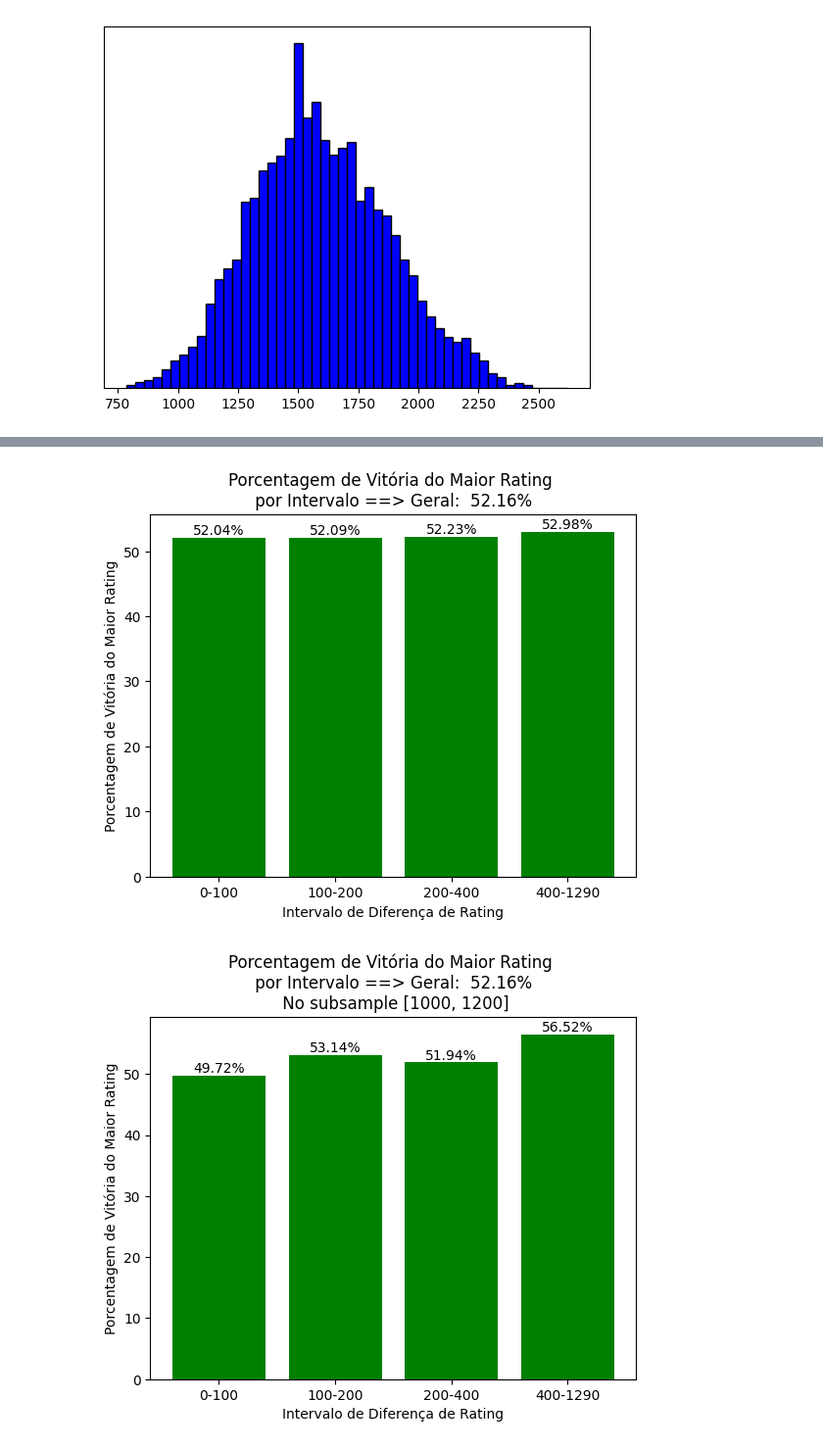
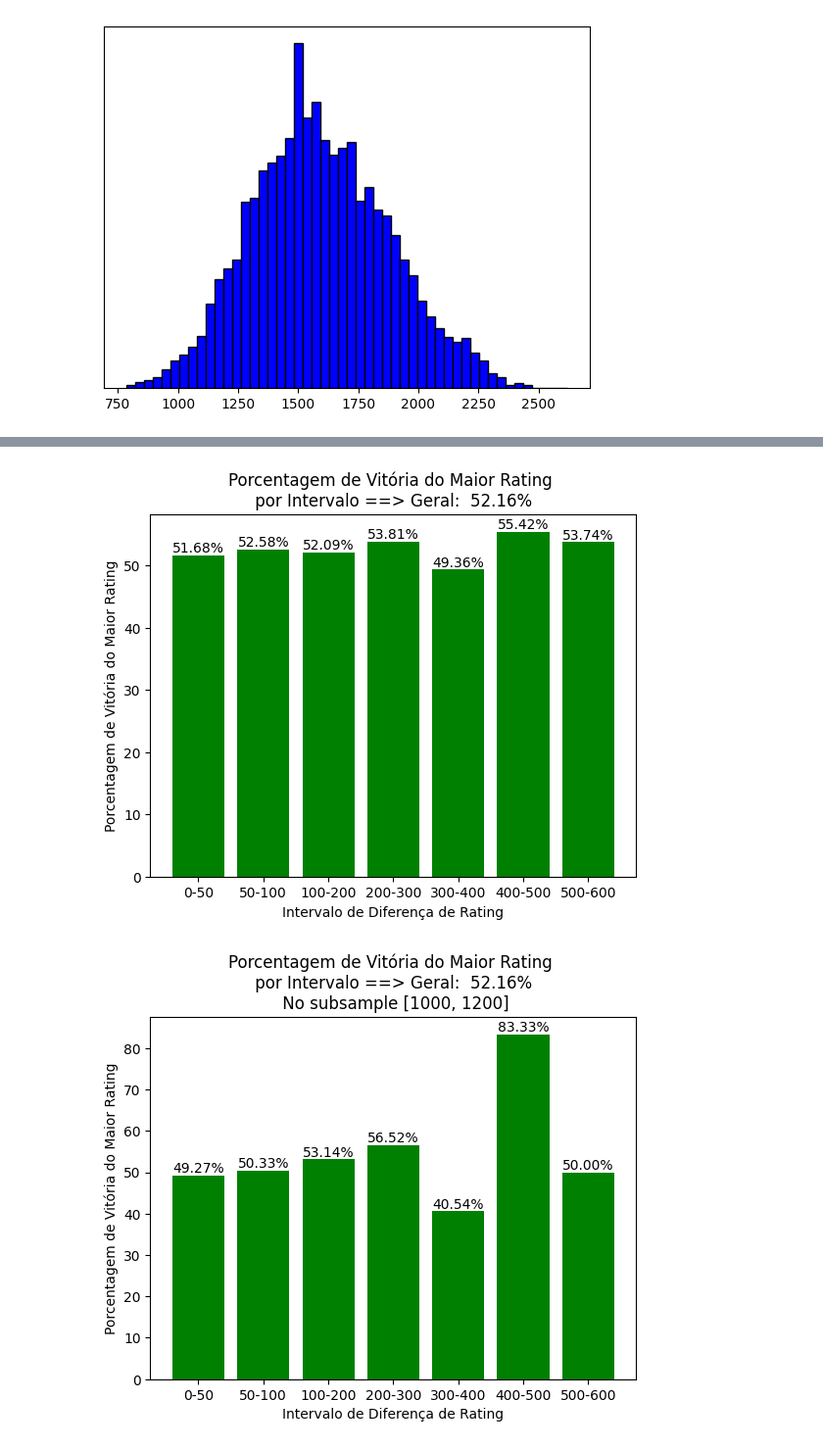
Before and after one commit to wevertonrs/chessrating, a Jupyter notebook: projeto_final.ipynb, the cells around one changed output, grey strips where cells are left out. Shown at 98% size. Drawn from its saved outputs; the diff is of its cells as text; code cells hidden in the pictures.

Commit message:
correct calc por percentual change intervals

```diff
--- a/projeto_final.ipynb
+++ b/projeto_final.ipynb
@@ -222,9 +225,12 @@ plt.show()
 # %%
 # Intervalos arbitrários de diferença de rating
-intervalos = [(0, 100),
+intervalos = [(0, 50),
+              (50, 100),
               (100, 200),
-              (200, 400),
-              (400, ndf['rating_difference'].max())]
+              (200, 300),
+              (300, 400),
+              (400, 500),
+              (500, 600)]
 
 major_won_total_percent = (
     (ndf.filter(ndf['major_rating_has_won'] == True).height) /
@@ -258,13 +264,16 @@ for i, percentagem in enumerate(percentagens_won):
 
 plt.show()
 # %% [output]
-[figure, old version]
+[figure, new version]
 # %%
 # Intervalos arbitrários de diferença de rating
-intervalos = [(0, 100),
+intervalos = [(0, 50),
+              (50, 100),
               (100, 200),
-              (200, 400),
-              (400, ndf['rating_difference'].max())]
+              (200, 300),
+              (300, 400),
+              (400, 500),
+              (500, 600)]
 
 major_won_total_percent = (
     (ndf.filter(ndf['major_rating_has_won'] == True).height) /
@@ -276,33 +285,33 @@ percentagens_won = []
 
 # Calcula as porcentagens de vitória do maior rating para cada intervalo
 for intervalo in intervalos:
     min_diff, max_diff = intervalo
 
     filtered_df = ndf.filter((ndf['rating_difference'] >= min_diff) &
                              (ndf['rating_difference'] < max_diff) &
                              (ndf['winner_rating_value'] >= subsample[0]) &
                              (ndf['winner_rating_value'] <= subsample[1])
                            )
 
     count_major_rating_won = filtered_df.filter(filtered_df['major_rating_has_won'] == True).height
 
     percent_major_rating_won = (count_major_rating_won / filtered_df.height) * 100
     percentagens_won.append(percent_major_rating_won)
 
 # Rotulos das barras segundo os intevalos
 labels = [f'{min_diff}-{max_diff}' for min_diff, max_diff in intervalos]
 
 
 plt.bar(labels, percentagens_won, color='green')
 plt.xlabel('Intervalo de Diferença de Rating')
 plt.ylabel('Porcentagem de Vitória do Maior Rating')
 plt.title(f'Porcentagem de Vitória do Maior Rating \n por Intervalo ==> Geral: {major_won_total_percent: .2f}% \n No subsample [1000, 1200]')
 
 for i, percentagem in enumerate(percentagens_won):
     plt.text(i, percentagem, f'{percentagem:.2f}%', ha='center', va='bottom')
 
 plt.show()
 # %% [output]
-[figure, old version]
+[figure, new version]
 # %%
 # Intervalos arbitrários de diferença de rating
```
Also changed, not shown: parts of 4 cells of this notebook.
